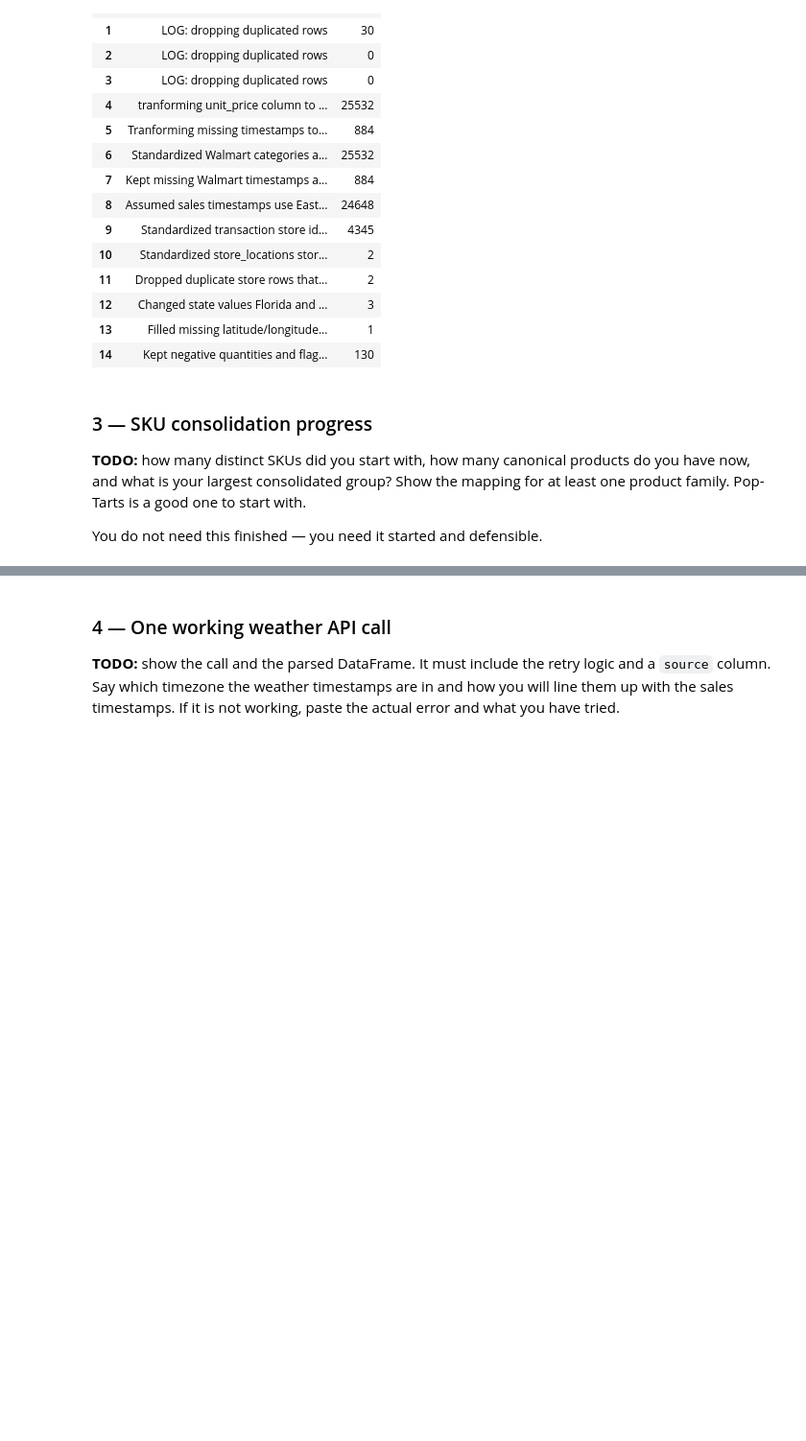
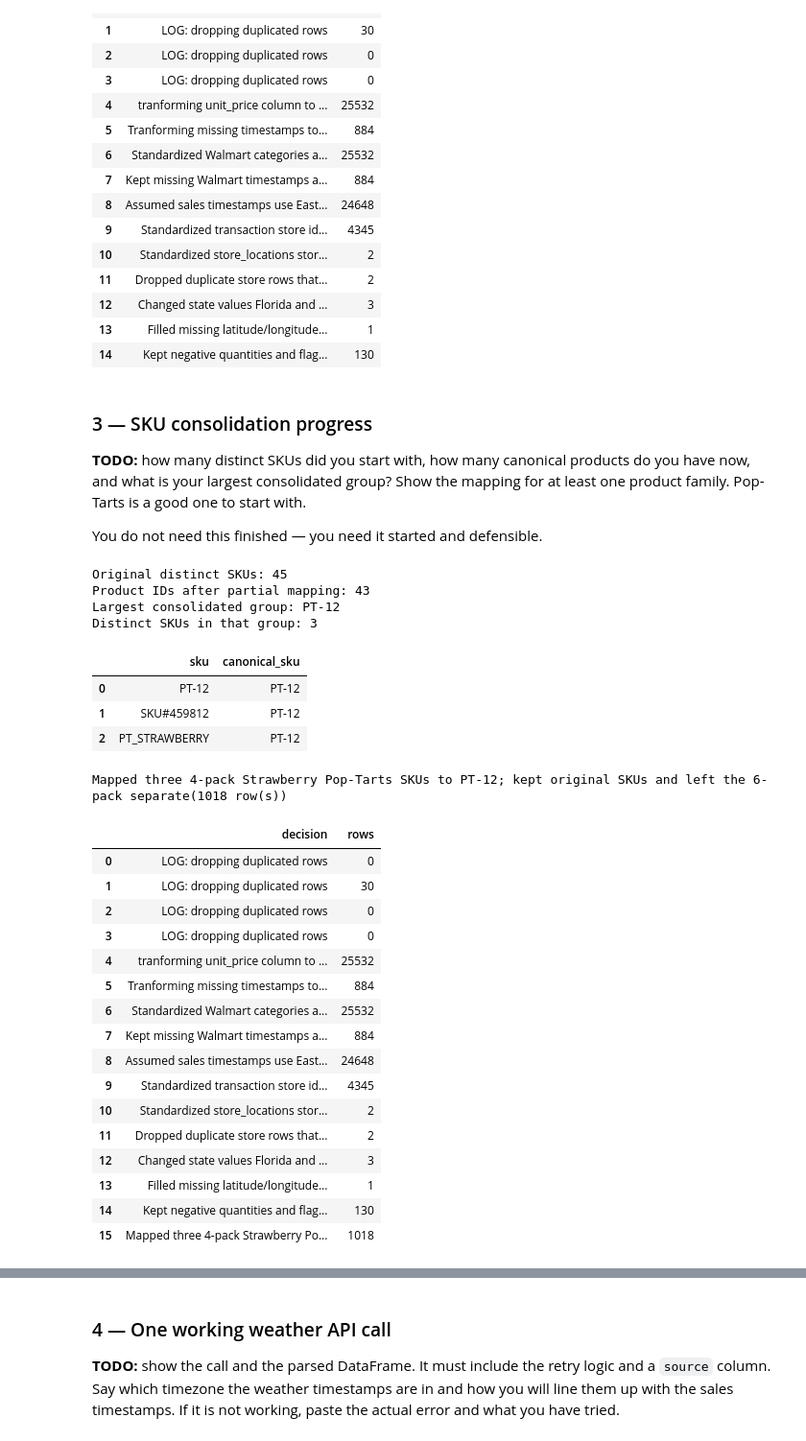
Before and after one commit to prabhnoor14/walmart-hurricane-project, a Jupyter notebook: notebooks/2026-10-23 — Midterm Checkpoint — Lab.ipynb, the cells around one changed output, grey strips where cells are left out. Shown at 96% size. Drawn from its saved outputs; the diff is of its cells as text; code cells hidden in the pictures; blank space fills up the shorter version.

```diff
--- a/notebooks/2026-10-23 — Midterm Checkpoint — Lab.ipynb
+++ b/notebooks/2026-10-23 — Midterm Checkpoint — Lab.ipynb
@@ -383,0 +393,70 @@ You do not need this finished — you need it started and defensible.
+# %%
+# Keep the version before SKU mapping for later comparison.
+transactions_before_sku = walmart_transactions_copy.copy()
+
+# These three catalog entries all describe Strawberry Pop-Tarts, 4-pack.
+sku_mapping = pd.DataFrame({
+    'sku': ['PT-12', 'SKU#459812', 'PT_STRAWBERRY'],
+    'canonical_sku': ['PT-12', 'PT-12', 'PT-12']
+})
+
+def consolidate_skus(tx, mapping):
+    clean = tx.copy()
+    sku_map = mapping.set_index('sku')['canonical_sku']
+    clean['canonical_sku'] = clean['sku'].map(sku_map).fillna(clean['sku'])
+    return clean
+
+walmart_transactions_copy = consolidate_skus(
+    transactions_before_sku, sku_mapping
+)
+
+print('Original distinct SKUs:', transactions_before_sku['sku'].nunique())
+print('Product IDs after partial mapping:',
+      walmart_transactions_copy['canonical_sku'].nunique())
+
+groups = (walmart_transactions_copy[['sku', 'canonical_sku']]
+          .drop_duplicates()
+          .groupby('canonical_sku').size())
+
+print('Largest consolidated group:', groups.idxmax())
+print('Distinct SKUs in that group:', groups.max())
+
+display(sku_mapping)
+
+changed = (walmart_transactions_copy['sku'] !=
+           walmart_transactions_copy['canonical_sku']).sum()
+
+log_decision(
+    'Mapped three 4-pack Strawberry Pop-Tarts SKUs to PT-12; '
+    'kept original SKUs and left the 6-pack separate',
+    changed
+)
+
+show_log()
+# %% [output]
+Original distinct SKUs: 45
+Product IDs after partial mapping: 43
+Largest consolidated group: PT-12
+Distinct SKUs in that group: 3
+|  | sku | canonical_sku |
+| 0 | PT-12 | PT-12 |
+| 1 | SKU#459812 | PT-12 |
+| 2 | PT_STRAWBERRY | PT-12 |
+Mapped three 4-pack Strawberry Pop-Tarts SKUs to PT-12; kept original SKUs and left the 6-pack separate(1018 row(s))
+|  | decision | rows |
+| 0 | LOG: dropping duplicated rows | 0 |
+| 1 | LOG: dropping duplicated rows | 30 |
+| 2 | LOG: dropping duplicated rows | 0 |
+| 3 | LOG: dropping duplicated rows | 0 |
+| 4 | tranforming unit_price column to ... | 25532 |
+| 5 | Tranforming missing timestamps to... | 884 |
+| 6 | Standardized Walmart categories a... | 25532 |
+| 7 | Kept missing Walmart timestamps a... | 884 |
+| 8 | Assumed sales timestamps use East... | 24648 |
+| 9 | Standardized transaction store id... | 4345 |
+| 10 | Standardized store_locations stor... | 2 |
+| 11 | Dropped duplicate store rows that... | 2 |
+| 12 | Changed state values Florida and ... | 3 |
+| 13 | Filled missing latitude/longitude... | 1 |
+| 14 | Kept negative quantities and flag... | 130 |
+| 15 | Mapped three 4-pack Strawberry Po... | 1018 |
```
Also changed, not shown: parts of 7 cells of this notebook.
